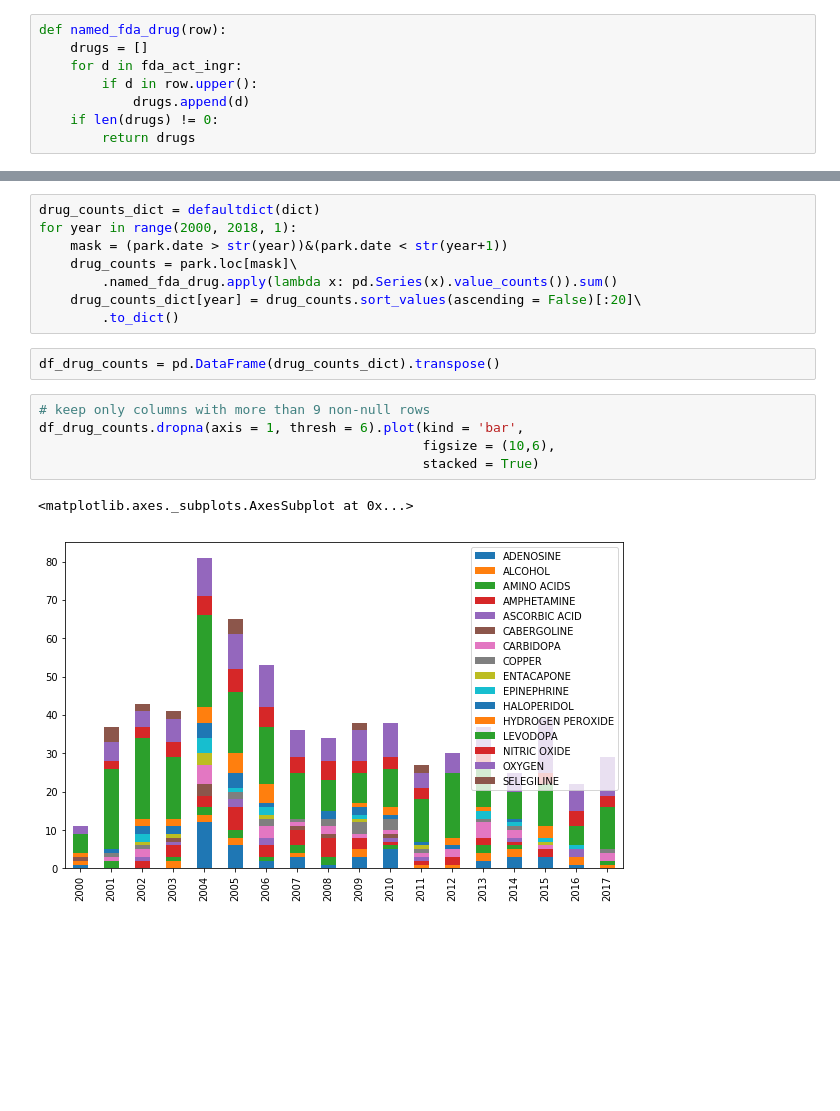
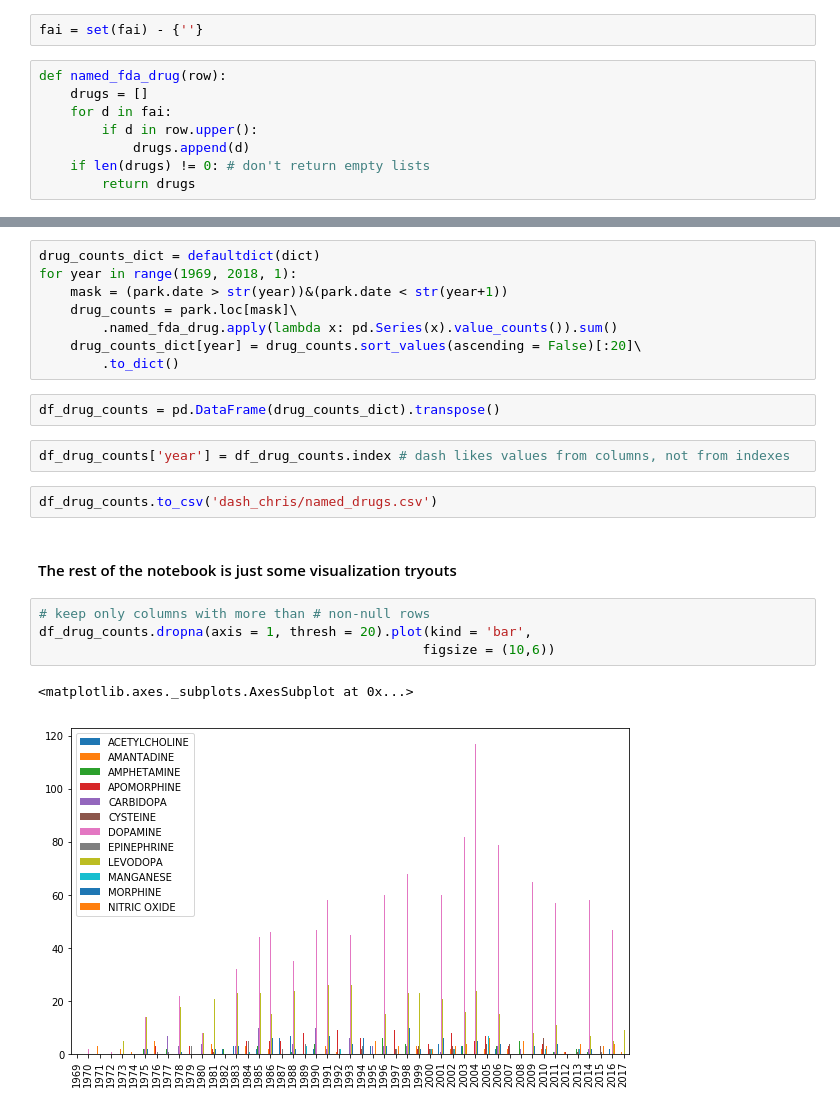
Before and after one commit to methoddatascience/Octans, a Jupyter notebook: named_drugs.ipynb, the cells around one changed output, grey strips where cells are left out. Cells and saved outputs as stored; diff of their text form; blank space fills up the shorter version.

Commit message:
cleaned named_drugs.ipynb file, added dash app initial set-up

```diff
--- a/named_drugs.ipynb
+++ b/named_drugs.ipynb
@@ -102,10 +136,12 @@ fda_act_ingr = set(fda_drugs.ActiveIngredient.values)
+# %%
+fai = set(fai) - {''}
 # %%
 def named_fda_drug(row):
     drugs = []
-    for d in fda_act_ingr:
+    for d in fai:
         if d in row.upper():
             drugs.append(d)
-    if len(drugs) != 0:
+    if len(drugs) != 0: # don't return empty lists
         return drugs
 # %%
 park['named_fda_drug'] = park.abstract.apply(named_fda_drug)
@@ -157,6 +176,6 @@ Length: 139, dtype: float64
 # %%
 drug_counts_dict = defaultdict(dict)
-for year in range(2000, 2018, 1):
+for year in range(1969, 2018, 1):
     mask = (park.date > str(year))&(park.date < str(year+1))
     drug_counts = park.loc[mask]\
         .named_fda_drug.apply(lambda x: pd.Series(x).value_counts()).sum()
@@ -164,11 +183,16 @@ for year in range(2000, 2018, 1):
         .to_dict()
 # %%
 df_drug_counts = pd.DataFrame(drug_counts_dict).transpose()
+# %%
+df_drug_counts['year'] = df_drug_counts.index # dash likes values from columns, not from indexes
+# %%
+df_drug_counts.to_csv('dash_chris/named_drugs.csv')
+# %% [markdown]
+#### The rest of the notebook is just some visualization tryouts
 # %%
-# keep only columns with more than 9 non-null rows
-df_drug_counts.dropna(axis = 1, thresh = 6).plot(kind = 'bar',
-                                                 figsize = (10,6),
-                                                 stacked = True)
+# keep only columns with more than # non-null rows
+df_drug_counts.dropna(axis = 1, thresh = 20).plot(kind = 'bar',
+                                                 figsize = (10,6))
 # %% [output]
 <matplotlib.axes._subplots.AxesSubplot at 0x...>
-[figure, old version]
+[figure, new version]
```
Also changed, not shown: parts of 21 cells of this notebook, 4 other files.
